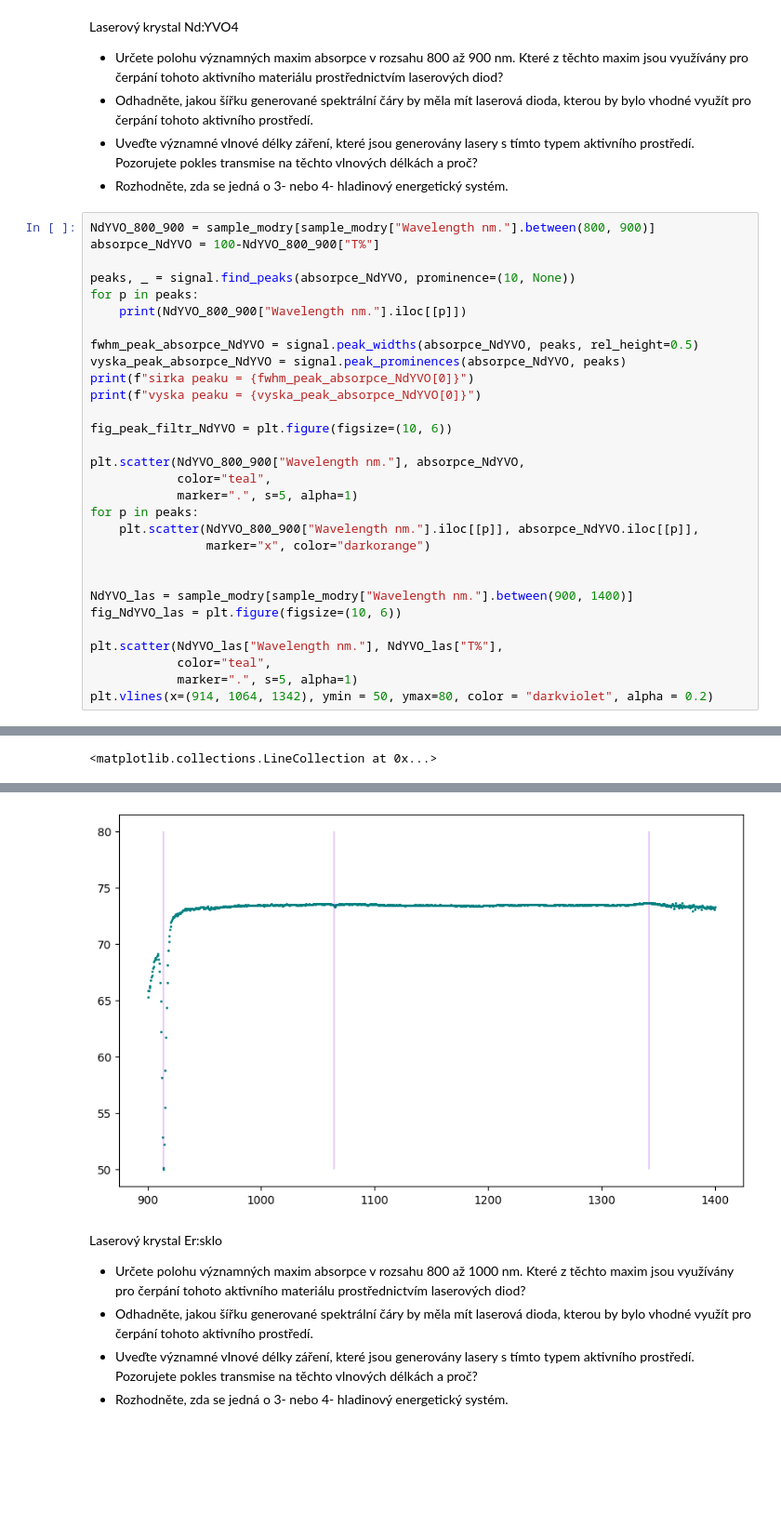
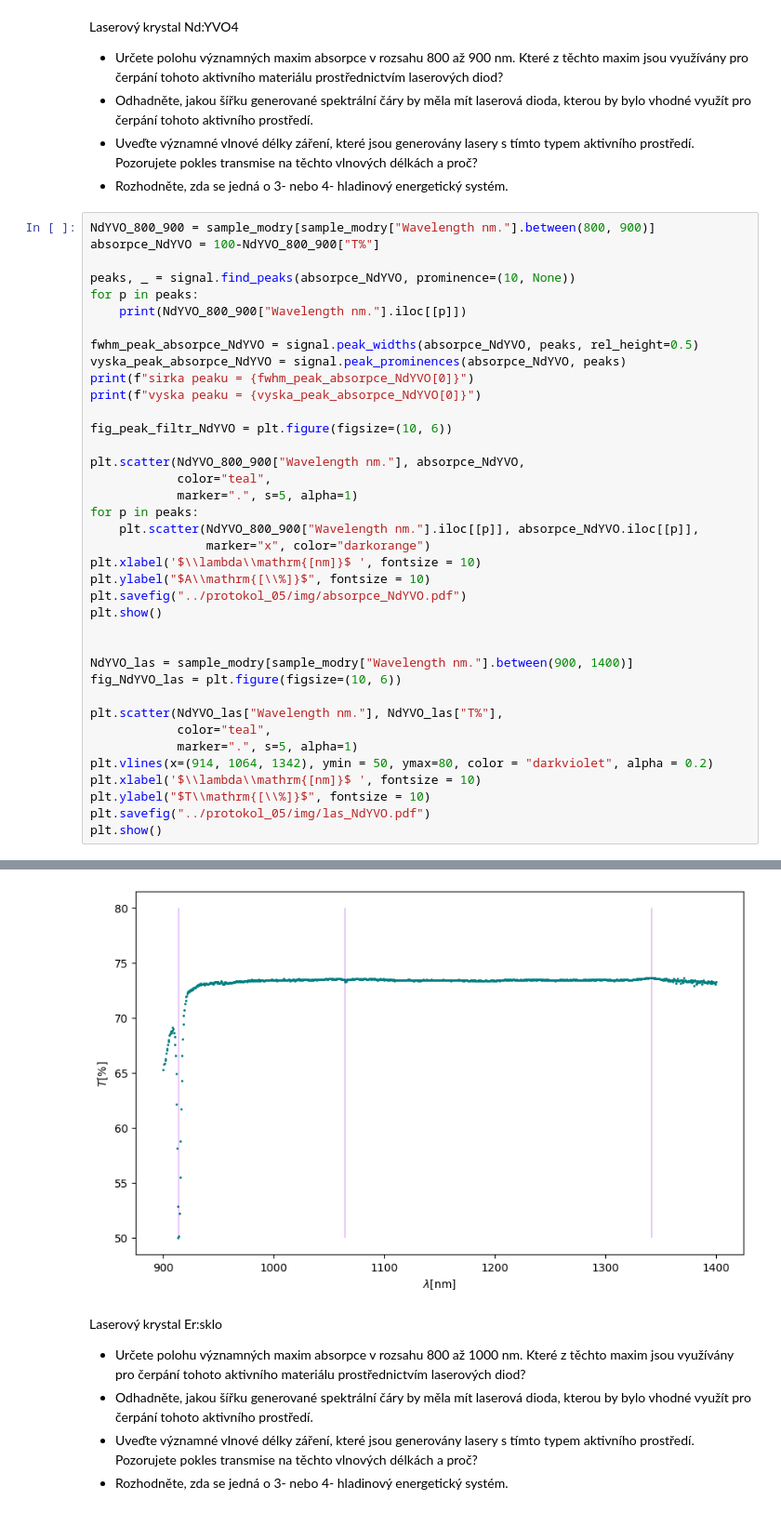
Before and after one commit to omikron-ceti/ZPLT, a Jupyter notebook: uloha_05/data_05/data_05.ipynb, the cells around one changed output, grey strips where cells are left out. Shown: that part at 93% size. Drawn from its saved outputs; the diff is of its cells as text; blank space fills up the shorter version.

```diff
--- a/uloha_05/data_05/data_05.ipynb
+++ b/uloha_05/data_05/data_05.ipynb
@@ -258,6 +263,10 @@ plt.scatter(NdYVO_800_900["Wavelength nm."], absorpce_NdYVO,
 for p in peaks:
     plt.scatter(NdYVO_800_900["Wavelength nm."].iloc[[p]], absorpce_NdYVO.iloc[[p]],
                 marker="x", color="darkorange")
+plt.xlabel('$\\lambda\\mathrm{[nm]}$ ', fontsize = 10)
+plt.ylabel("$A\\mathrm{[\\%]}$", fontsize = 10)
+plt.savefig("../protokol_05/img/absorpce_NdYVO.pdf")
+plt.show()
 
 
 NdYVO_las = sample_modry[sample_modry["Wavelength nm."].between(900, 1400)]
@@ -267,6 +276,10 @@ plt.scatter(NdYVO_las["Wavelength nm."], NdYVO_las["T%"],
             color="teal",
             marker=".", s=5, alpha=1)
 plt.vlines(x=(914, 1064, 1342), ymin = 50, ymax=80, color = "darkviolet", alpha = 0.2)
+plt.xlabel('$\\lambda\\mathrm{[nm]}$ ', fontsize = 10)
+plt.ylabel("$T\\mathrm{[\\%]}$", fontsize = 10)
+plt.savefig("../protokol_05/img/las_NdYVO.pdf")
+plt.show()
 # %% [output]
 1218    809.0
 Name: Wavelength nm., dtype: float64
@@ -278,4 +291,3 @@ Name: Wavelength nm., dtype: float64
 Name: Wavelength nm., dtype: float64
 sirka peaku = [24.38784495  5.25505079 16.33890336  5.03829922]
 vyska peaku = [13.443 24.647 67.615 16.646]
-<matplotlib.collections.LineCollection at 0x...>
@@ -283,4 +295,4 @@ vyska peaku = [13.443 24.647 67.615 16.646]
-[figure, old version]
+[figure, new version]
 # %% [markdown]
 Laserový krystal Er:sklo
 * Určete polohu významných maxim absorpce v rozsahu 800 až 1000 nm. Které
```
Also changed, not shown: parts of 5 cells of this notebook, 12 other files.
